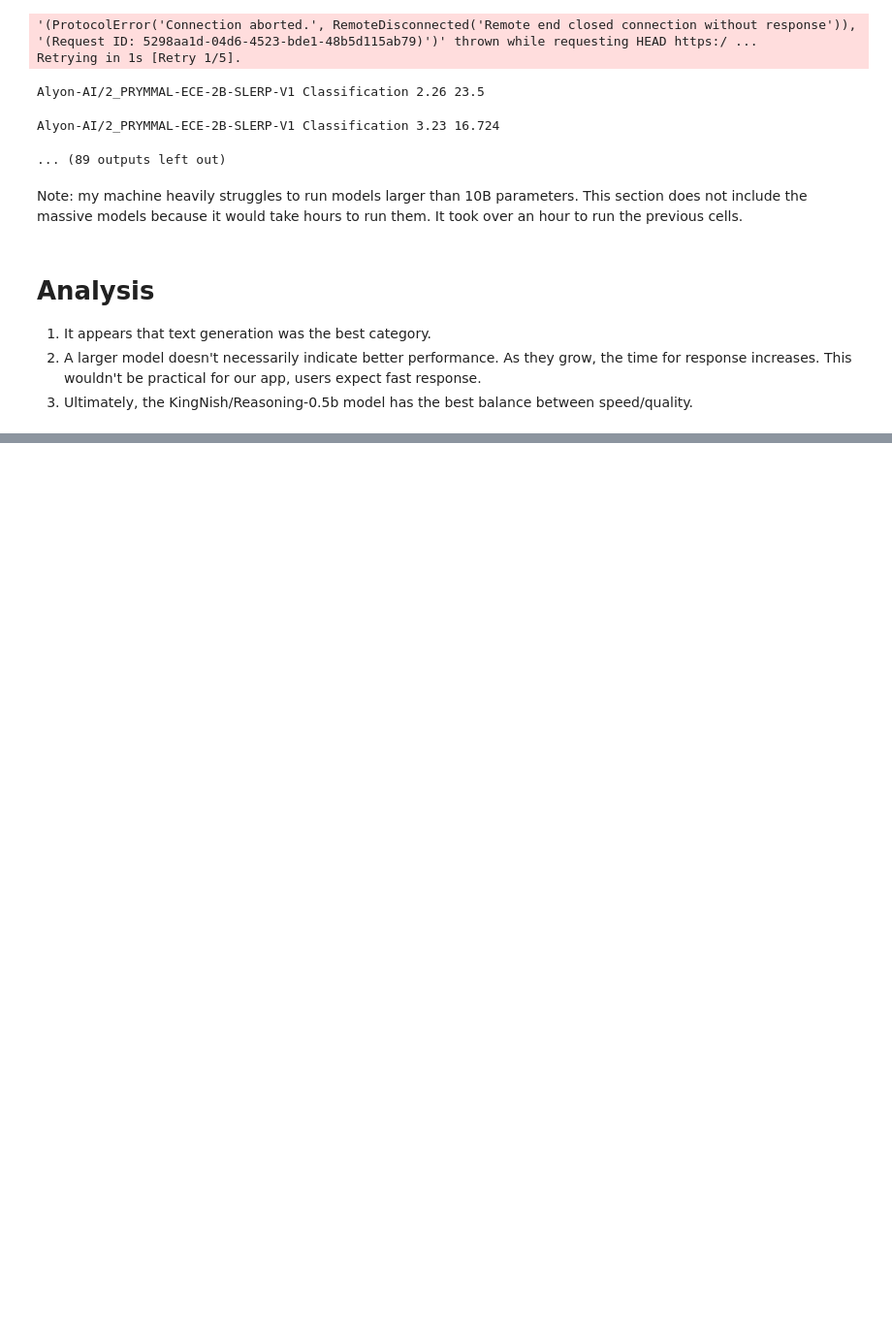
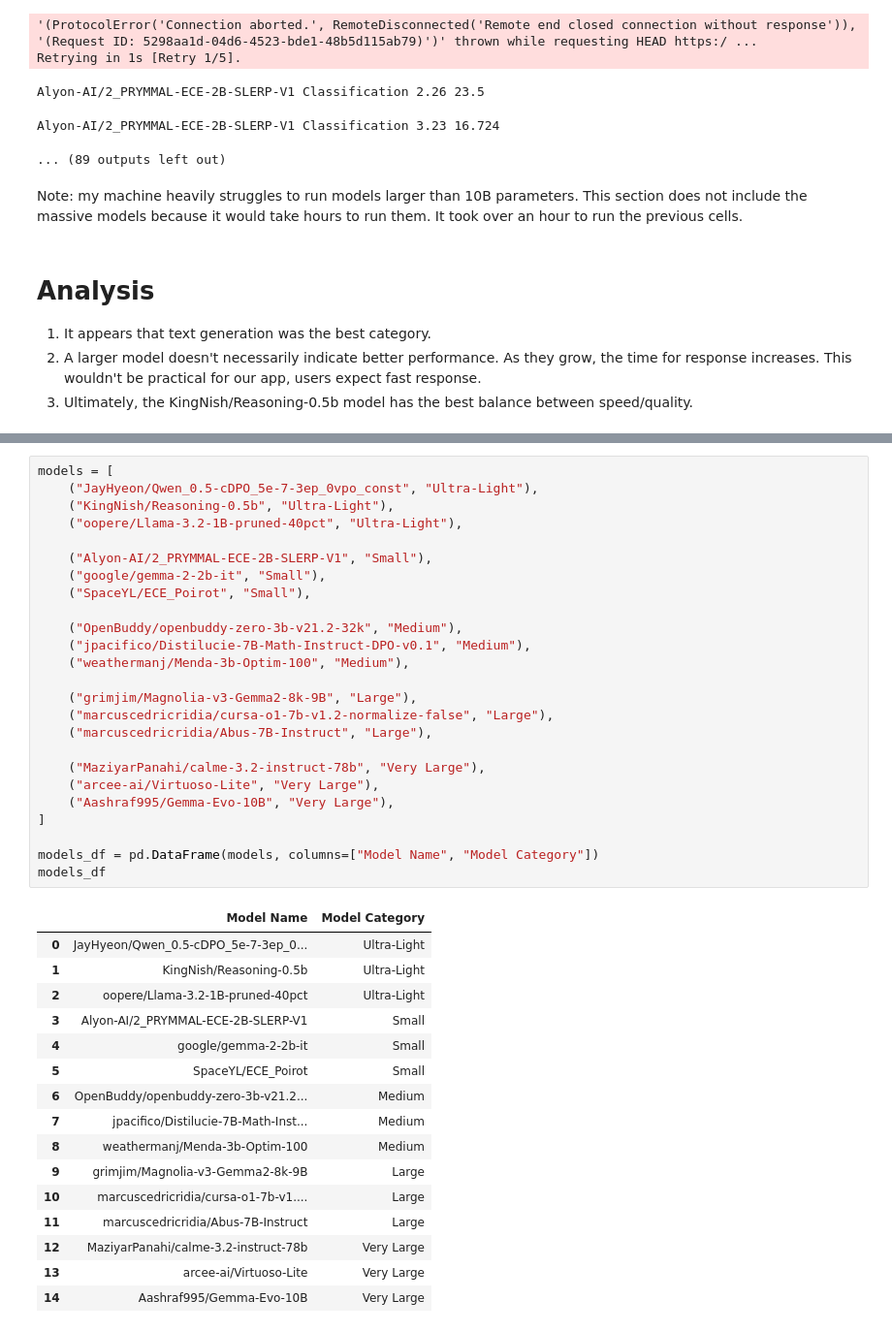
Before and after one commit to henRotunno/8_Knit, a Jupyter notebook: llm-test/multi_model.ipynb, the cells around one changed output, grey strips where cells are left out. Shown at 97% size. Drawn from its saved outputs; the diff is of its cells as text; blank space fills up the shorter version.

```diff
--- a/llm-test/multi_model.ipynb
+++ b/llm-test/multi_model.ipynb
@@ -230,0 +288,42 @@ Note: my machine heavily struggles to run models larger than 10B parameters. Thi
+# %%
+models = [
+    ("JayHyeon/Qwen_0.5-cDPO_5e-7-3ep_0vpo_const", "Ultra-Light"),
+    ("KingNish/Reasoning-0.5b", "Ultra-Light"),
+    ("oopere/Llama-3.2-1B-pruned-40pct", "Ultra-Light"),
+
+    ("Alyon-AI/2_PRYMMAL-ECE-2B-SLERP-V1", "Small"),
+    ("google/gemma-2-2b-it", "Small"),
+    ("SpaceYL/ECE_Poirot", "Small"),
+
+    ("OpenBuddy/openbuddy-zero-3b-v21.2-32k", "Medium"),
+    ("jpacifico/Distilucie-7B-Math-Instruct-DPO-v0.1", "Medium"),
+    ("weathermanj/Menda-3b-Optim-100", "Medium"),
+
+    ("grimjim/Magnolia-v3-Gemma2-8k-9B", "Large"),
+    ("marcuscedricridia/cursa-o1-7b-v1.2-normalize-false", "Large"),
+    ("marcuscedricridia/Abus-7B-Instruct", "Large"),
+
+    ("MaziyarPanahi/calme-3.2-instruct-78b", "Very Large"),
+    ("arcee-ai/Virtuoso-Lite", "Very Large"),
+    ("Aashraf995/Gemma-Evo-10B", "Very Large"),
+]
+
+models_df = pd.DataFrame(models, columns=["Model Name", "Model Category"])
+models_df
+# %% [output]
+|  | Model Name | Model Category |
+| 0 | JayHyeon/Qwen_0.5-cDPO_5e-7-3ep_0... | Ultra-Light |
+| 1 | KingNish/Reasoning-0.5b | Ultra-Light |
+| 2 | oopere/Llama-3.2-1B-pruned-40pct | Ultra-Light |
+| 3 | Alyon-AI/2_PRYMMAL-ECE-2B-SLERP-V1 | Small |
+| 4 | google/gemma-2-2b-it | Small |
+| 5 | SpaceYL/ECE_Poirot | Small |
+| 6 | OpenBuddy/openbuddy-zero-3b-v21.2... | Medium |
+| 7 | jpacifico/Distilucie-7B-Math-Inst... | Medium |
+| 8 | weathermanj/Menda-3b-Optim-100 | Medium |
+| 9 | grimjim/Magnolia-v3-Gemma2-8k-9B | Large |
+| 10 | marcuscedricridia/cursa-o1-7b-v1.... | Large |
+| 11 | marcuscedricridia/Abus-7B-Instruct | Large |
+| 12 | MaziyarPanahi/calme-3.2-instruct-78b | Very Large |
+| 13 | arcee-ai/Virtuoso-Lite | Very Large |
+| 14 | Aashraf995/Gemma-Evo-10B | Very Large |
```
Also changed, not shown: parts of 17 cells of this notebook.
